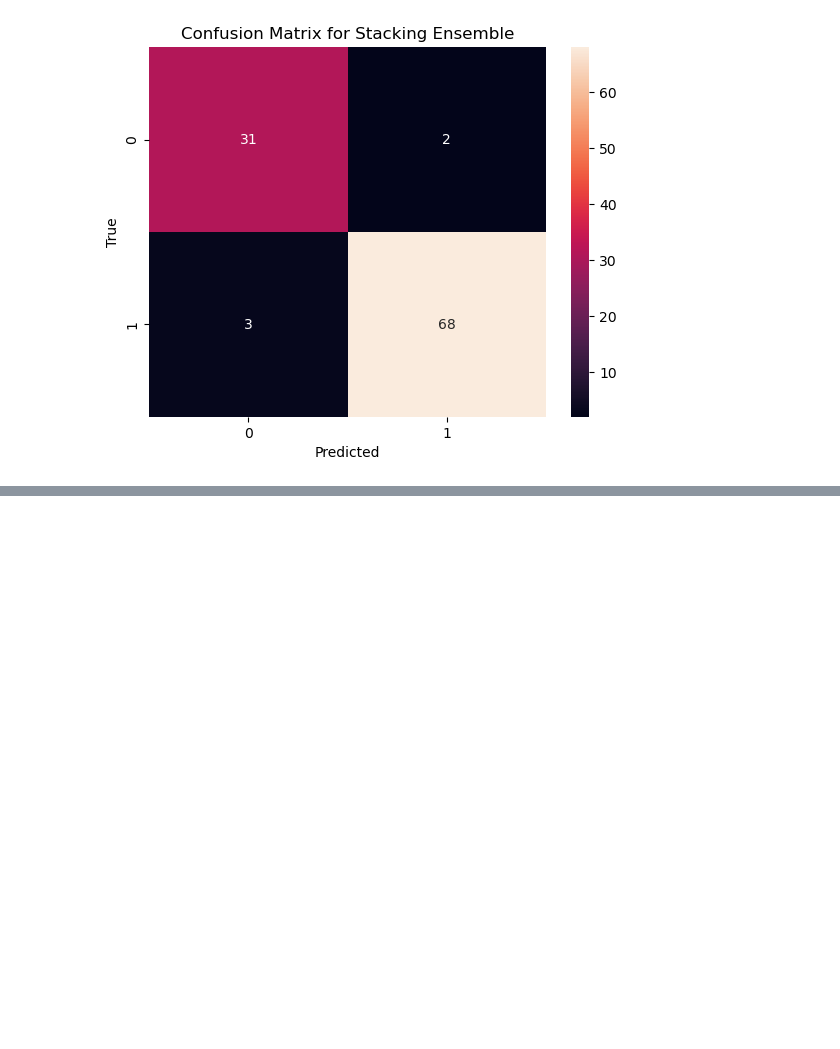
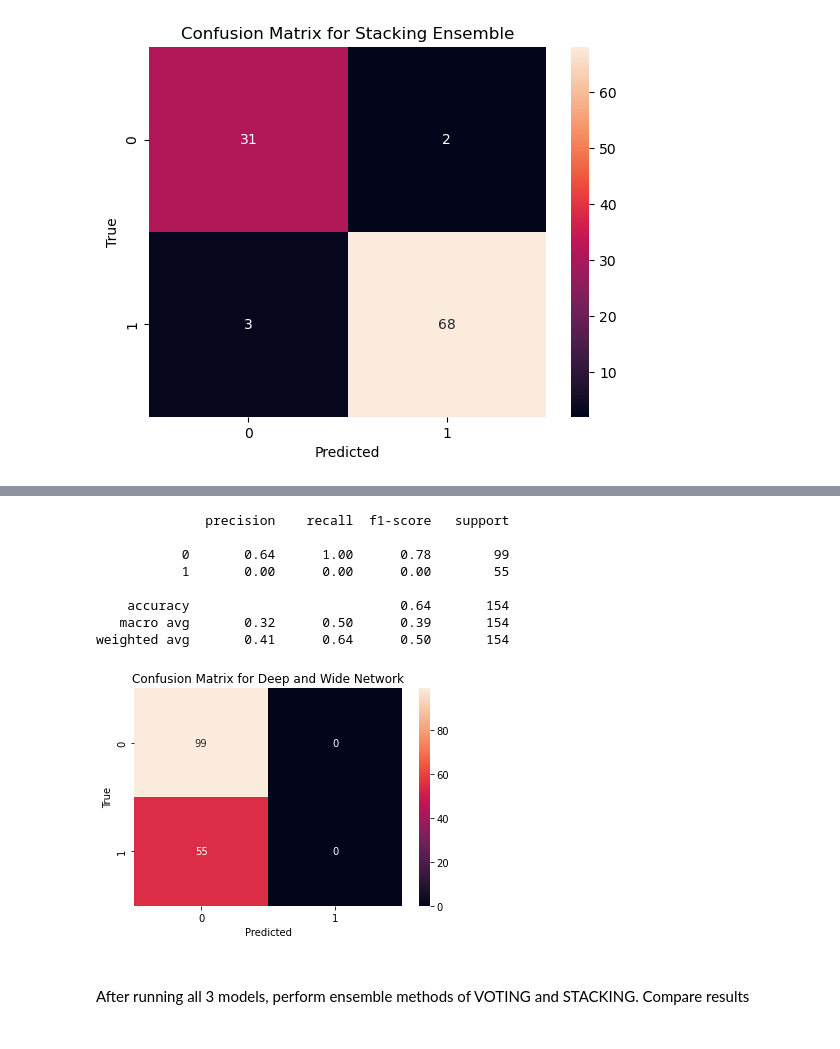
Before and after one commit to RachitChhabra/Discovering-Alternative-Predictors-for-Diabetes-Diagnosis, a Jupyter notebook: finproj_ece228.ipynb, the cells around one changed output, grey strips where cells are left out. Cells and saved outputs as stored; diff of their text form; code cells hidden in the pictures; blank space fills up the shorter version.

```diff
--- a/finproj_ece228.ipynb
+++ b/finproj_ece228.ipynb
@@ -606,0 +1015,33 @@ weighted avg       0.95      0.95      0.95       104
+# %%
+# Fit the model
+X_train_tensor = torch.tensor(X_train.astype(np.float32))
+y_train_tensor = torch.tensor(y_train.astype(np.float32)).unsqueeze(1)
+X_test_tensor = torch.tensor(X_test.astype(np.float32))
+
+nn_model_sklearn.fit(X_train_tensor, y_train_tensor)
+y_pred = nn_model_sklearn.predict(X_test_tensor)
+
+# Print classification report
+print(classification_report(y_test, y_pred))
+
+# Print confusion matrix
+cm = confusion_matrix(y_test, y_pred)
+sns.heatmap(cm, annot=True, fmt='d')
+plt.title('Confusion Matrix for Deep and Wide Network')
+plt.xlabel('Predicted')
+plt.ylabel('True')
+plt.show()
+# %% [output]
+              precision    recall  f1-score   support
+
+           0       0.64      1.00      0.78        99
+           1       0.00      0.00      0.00        55
+
+    accuracy                           0.64       154
+   macro avg       0.32      0.50      0.39       154
+weighted avg       0.41      0.64      0.50       154
+[figure, added]
+# %% [markdown]
+#####
+After running all 3 models, perform ensemble methods of VOTING and STACKING.  Compare results
+#####
```
Also changed, not shown: parts of 15 cells of this notebook, 4 other files.
